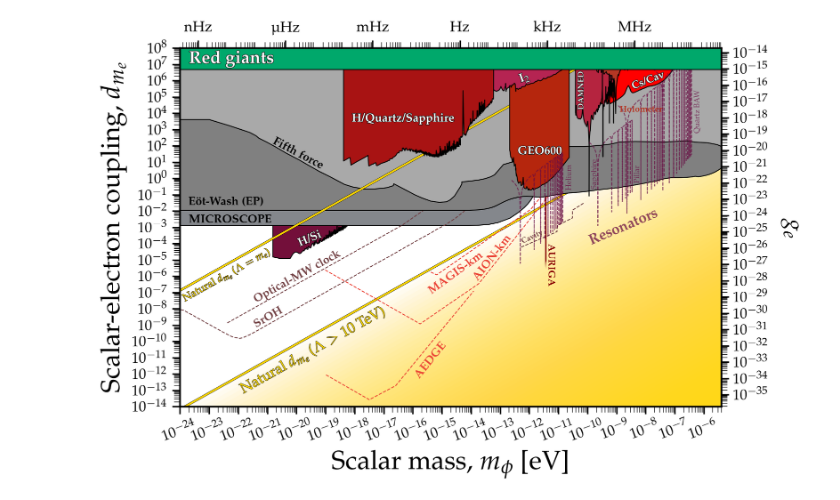
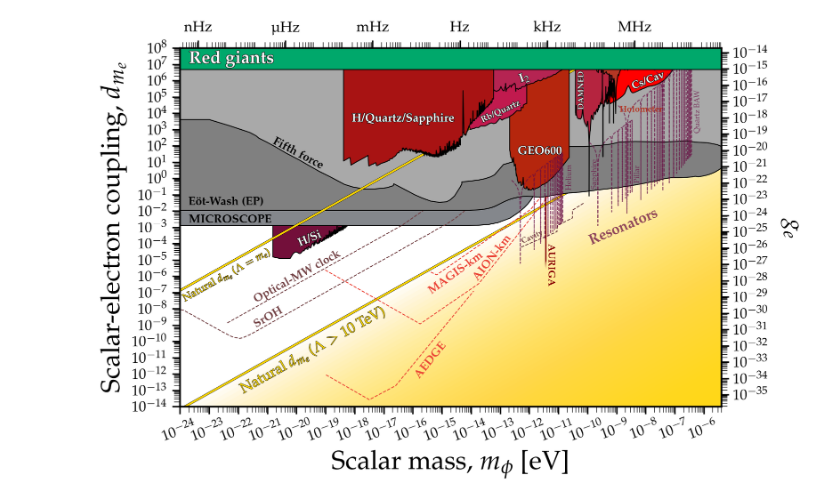
Before and after one commit to cajohare/AxionLimits, a Jupyter notebook: Scalars.ipynb, the cells around one changed output. Cells and saved outputs as stored; diff of their text form; code cells hidden in the pictures.

```diff
--- a/Scalars.ipynb
+++ b/Scalars.ipynb
@@ -90,35 +91,42 @@ ScalarElectron.CsCav(ax)
 ScalarElectron.HQuartzSapphire(ax)
 ScalarElectron.Holometer(ax)
 ScalarElectron.GEO600(ax)
+ScalarElectron.RbQuartz(ax)
+
 
 # Naturalness corner (STILL UNDER DEBATE HOW TO SHOW THIS)
 scale_me = (m_e*1e9)*(2*pi/(sqrt(2)*M_pl*1e9))/(4*pi)
 # Lambda = 10 TeV:
 # NaturalnessCorner(ax,scale_me,10.0,1,mass_label=1e-22,
 #                   text_label=r'Natural $d_{m_e}$ ($\Lambda = 10$ TeV)',alpha=0.05,Shading=False)
 # # Lambda = m_e
 NaturalnessCorner(ax,scale_me,511e3/1e12,1,mass_label=1.1e-24,fs=18,
                   text_label=r'Natural $d_{m_e}$ ($\Lambda = m_e$)',
                   zorder=0.101,Shading=False,text_shift=[1,2])
 
 NaturalnessCorner(ax,scale_me,10.0,1,mass_label=1e-22,
                   text_label=r'Natural $d_{m_e}$ ($\Lambda > 10$ TeV)',
                   alpha=0.03,Shading=True,Lambda_max_TeV=1e30)
 
+
+
+
 MySaveFig(fig,'ScalarElectron')
 
 # Projections
 ScalarElectron.AEDGE(ax)
 ScalarElectron.AION(ax)
 ScalarElectron.MAGIS(ax)
 ScalarElectron.Resonators(ax)
 ScalarElectron.OpticalMW(ax)
 ScalarElectron.SrOH(ax)
 ScalarElectron.CavityCavity(ax)
 
 
 
 
+
+
 MySaveFig(fig,'ScalarElectron_with_Projections')
 # %% [output]
-[figure, old version]
+[figure, new version]
```
Also changed, not shown: parts of 1 cell of this notebook, 24 other files.
